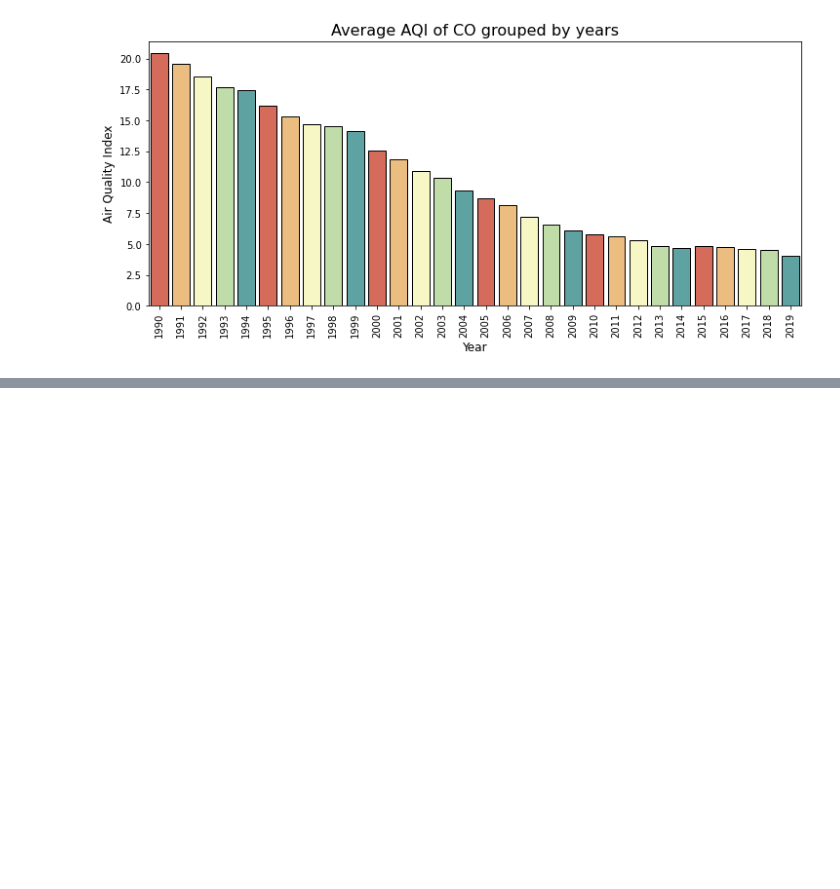
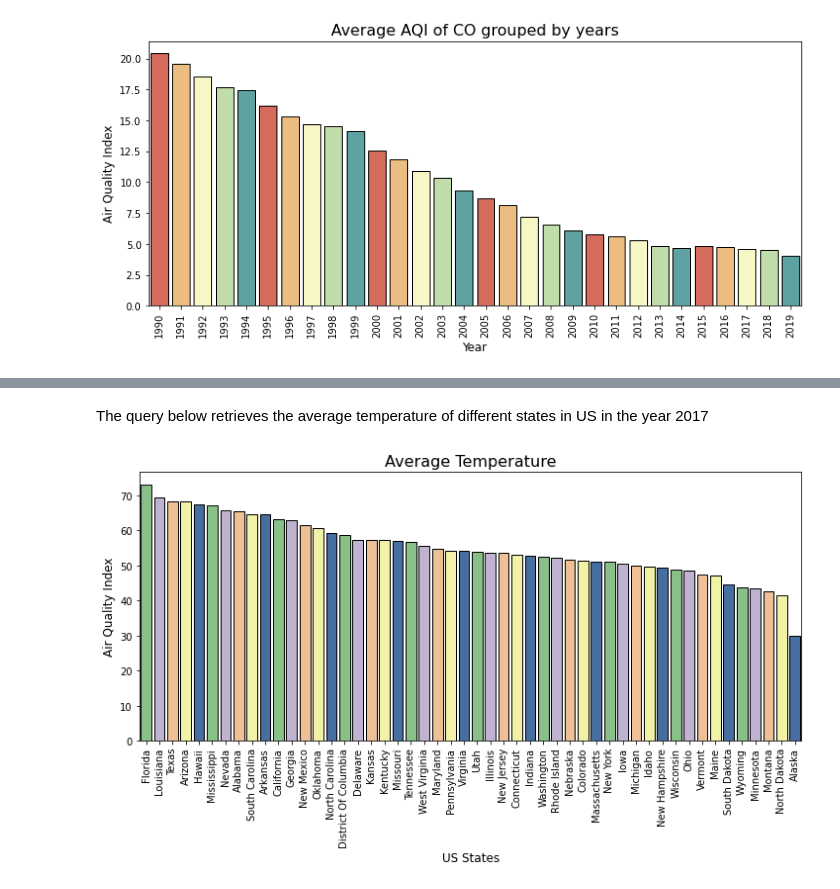
Before and after one commit to CoderMohitSinha/KBS-Project, a Jupyter notebook: air_quality_dataset_analysis.ipynb, the cells around one changed output, grey strips where cells are left out. Cells and saved outputs as stored; diff of their text form; code cells hidden in the pictures; blank space fills up the shorter version.

Commit message:
Added references and more queries in the air quality analysis

```diff
--- a/air_quality_dataset_analysis.ipynb
+++ b/air_quality_dataset_analysis.ipynb
@@ -154,0 +226,2 @@ plt.show()
+# %% [markdown]
+The query below retrieves the average temperature of different states in US in the year 2017
@@ -154,0 +240,10 @@ plt.show()
+# %%
+plt.subplots(figsize=(12,5))
+sns.barplot(x='state',y='avg_temperature', data=city_avgaqi_df, palette=sns.color_palette('Accent',5), edgecolor="#000")
+plt.ylabel('Air Quality Index', fontsize=12)
+plt.xticks(rotation=90)
+plt.xlabel('US States', fontsize=12)
+plt.title('Average Temperature', fontsize=16)
+plt.show()
+# %% [output]
+[figure, added]
```
Also changed, not shown: parts of 8 cells of this notebook.
